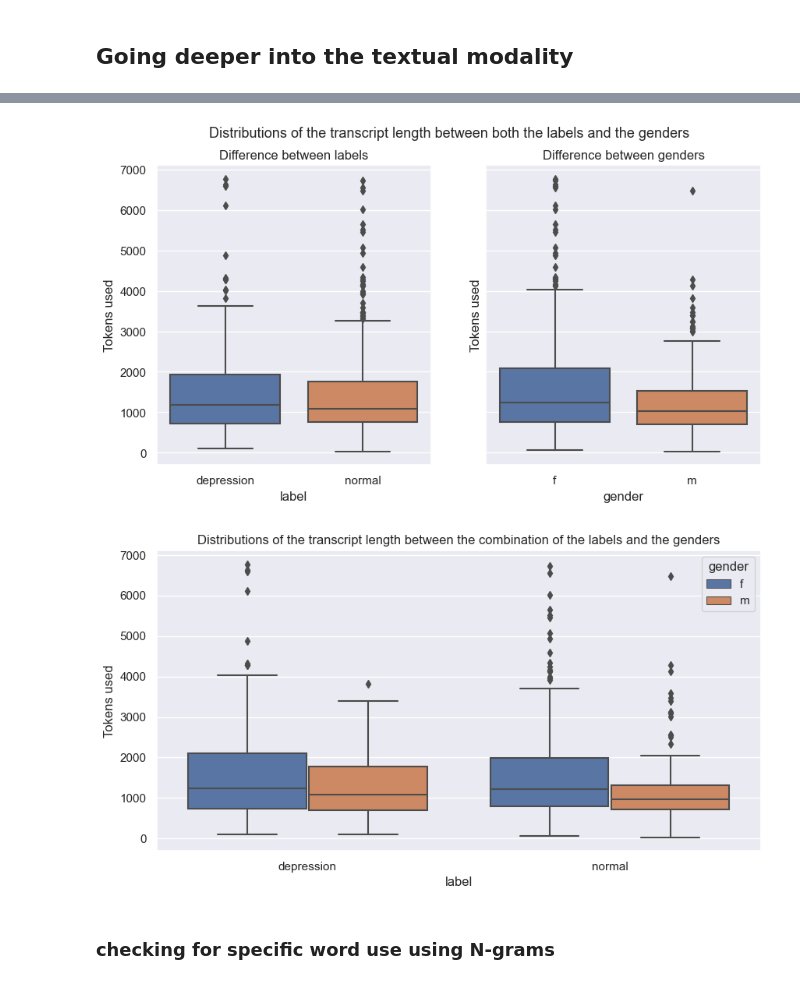
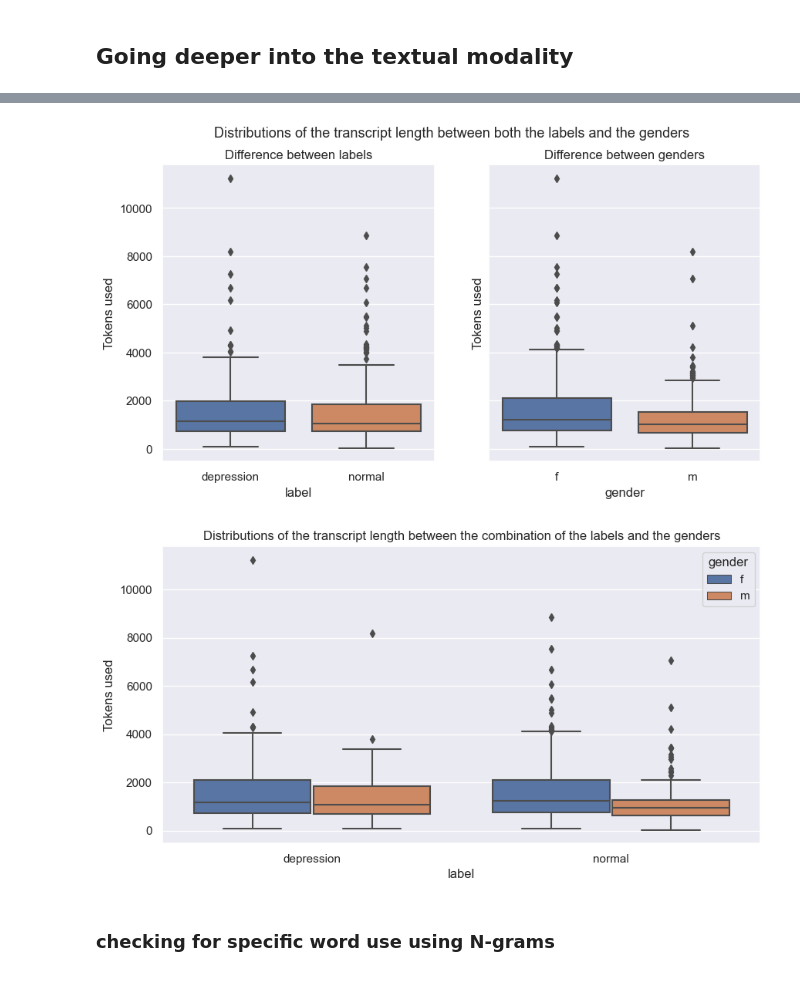
Before and after one commit to StanMey/Master_thesis_DVlog, a Jupyter notebook: notebooks/transcripts_exploration.ipynb, the cells around one changed output, grey strips where cells are left out. Drawn from its saved outputs; the diff is of its cells as text; code cells hidden in the pictures.

```diff
--- a/notebooks/transcripts_exploration.ipynb
+++ b/notebooks/transcripts_exploration.ipynb
@@ -20,6 +24,8 @@ plt.style.use("./figures/thesis.mplstyle")
 sns.set_theme()
 # %%
 # load in the data from the excel file
-df_data = pd.read_excel("./data/dvlog.xlsx")
+df_data = pd.read_excel("../data/dvlog_transcripts.xlsx")
+df_data.drop(["transcript", "transcript annotated"], axis=1, inplace=True)
+
 df_data.head()
 # %% [output]
@@ -58,0 +74,20 @@ Name: video_id, dtype: int64
+# %%
+# retrieve the text for each datapoint
+text_ref_dict = {}
+for json_file in os.listdir(json_dir):
+
+    # get the video_id and setup the path to the file
+    video_id = int(json_file.split("_")[0])
+    json_path = os.path.join(json_dir, json_file)
+
+    with open(json_path) as current_file:
+        json_dict = json.loads(current_file.read())
+
+    text_ref_dict[video_id] = json_dict["text"]
+
+# put the annotations back into the dataframe
+df_annotations["transcripts"] = df_annotations["video_id"].apply(lambda x: text_ref_dict.get(x))
+
+# print the new sizes
+print(f"size: {len(df_annotations)}")
+print(df_annotations.groupby("label").count()["video_id"])
@@ -120,8 +161,8 @@ def preprocess_string(text: str, stop_words: set = set(stopwords.words("english"
     return text
 
 # preprocess each string and get it with and without stop words included for further analysis
-df_filter_data["preprocessed_with_stop"] = df_filter_data["transcript"].apply(preprocess_string)
-df_filter_data["preprocessed_without_stop"] = df_filter_data["transcript"].apply(lambda x: preprocess_string(x, without_stop=True))
-df_filter_data["preprocessed_without_stop_with_lemma"] = df_filter_data["transcript"].apply(lambda x: preprocess_string(x, without_stop=True, with_lemma=True))
-df_filter_data.head(3)
+df_annotations["preprocessed_with_stop"] = df_annotations["transcripts"].apply(preprocess_string)
+df_annotations["preprocessed_without_stop"] = df_annotations["transcripts"].apply(lambda x: preprocess_string(x, without_stop=True))
+df_annotations["preprocessed_without_stop_with_lemma"] = df_annotations["transcripts"].apply(lambda x: preprocess_string(x, without_stop=True, with_lemma=True))
+df_annotations.head(3)
 # %% [output]
@@ -132,11 +173,11 @@ df_filter_data.head(3)
 # %%
 # Get the amount of tokens used for per gender
-df_filter_data["num_tokens"] = df_filter_data["preprocessed_with_stop"].apply(lambda x: len(x.split()))
+df_annotations["num_tokens"] = df_annotations["preprocessed_with_stop"].apply(lambda x: len(x.split()))
 
 # plot the difference in length of the transcripts
 fig, (ax1, ax2) = plt.subplots(1, 2, sharey=True)
-sns.boxplot(x='label', y='num_tokens', data=df_filter_data, ax=ax1)
-sns.boxplot(x='gender', y='num_tokens', data=df_filter_data, ax=ax2)
+sns.boxplot(x='label', y='num_tokens', data=df_annotations, ax=ax1)
+sns.boxplot(x='gender', y='num_tokens', data=df_annotations, ax=ax2)
 
 ax1.set_ylabel("Tokens used")
 ax1.set_title('Difference between labels')
@@ -147,17 +188,17 @@ ax2.set_title('Difference between genders')
 fig.suptitle("Distributions of the transcript length between both the labels and the genders", fontsize=13)
 plt.show()
 # %% [output]
-[figure, old version]
+[figure, new version]
 # %%
 # plot the difference between the combination of gender and label
 fig, ax = plt.subplots()
-sns.boxplot(x='label', y='num_tokens', hue='gender', data=df_filter_data, ax=ax)
+sns.boxplot(x='label', y='num_tokens', hue='gender', data=df_annotations, ax=ax)
 
 ax.set_ylabel("Tokens used")
 ax.set_title('Distributions of the transcript length between the combination of the labels and the genders')
 plt.show()
 # %% [output]
-[figure, old version]
+[figure, new version]
 # %% [markdown]
 ### checking for specific word use using N-grams
 # %%
```
Also changed, not shown: parts of 14 cells of this notebook.
